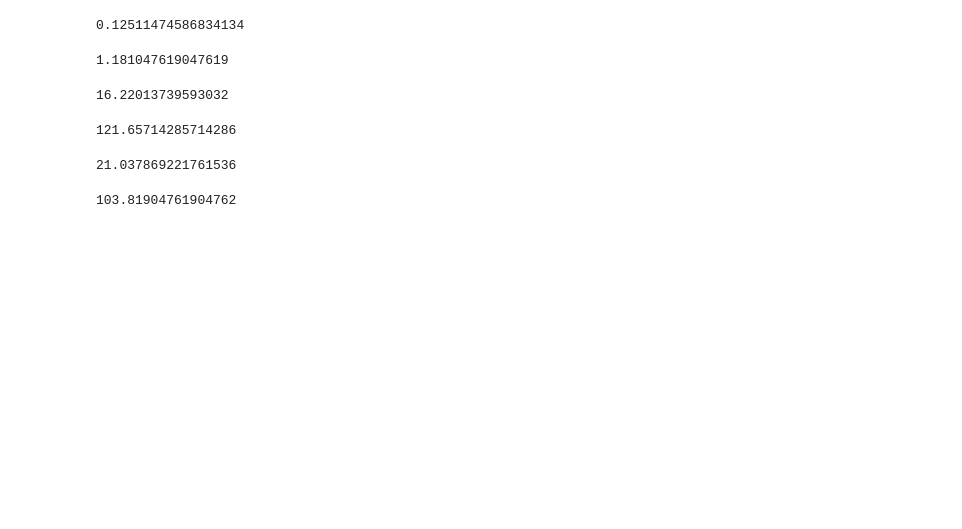
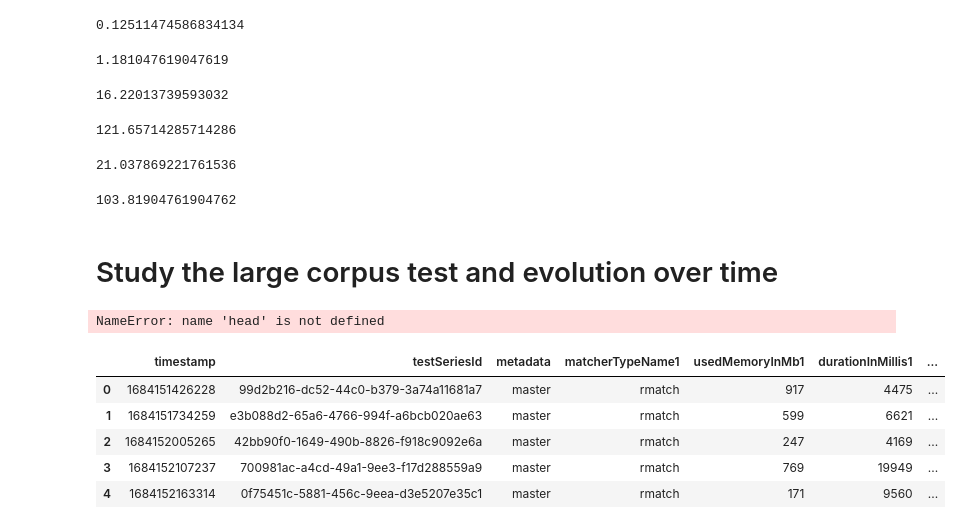
Before and after one commit to la3lma/rmatch, a Jupyter notebook: benchmarks.ipynb, the cells around one changed output. Drawn from its saved outputs; the diff is of its cells as text; code cells hidden in the pictures; blank space fills up the shorter version.

```diff
--- a/benchmarks.ipynb
+++ b/benchmarks.ipynb
@@ -75,3 +75,5 @@ df[" regexMillis"].std()
 df[" regexMillis"].mean()
 # %% [output]
 103.81904761904762
+# %% [markdown]
+# Study the large corpus test and evolution over time
@@ -77,0 +82,13 @@ df[" regexMillis"].mean()
+# %%
+head(largeCorpusDf)
+# %% [output]
+NameError: name 'head' is not defined
+# %%
+largeCorpusDf.head()
+# %% [output]
+|  | timestamp | testSeriesId | metadata | matcherTypeName1 | usedMemoryInMb1 | durationInMillis1 | ... |
+| 0 | 1684151426228 | 99d2b216-dc52-44c0-b379-3a74a11681a7 | master | rmatch | 917 | 4475 | ... |
+| 1 | 1684151734259 | e3b088d2-65a6-4766-994f-a6bcb020ae63 | master | rmatch | 599 | 6621 | ... |
+| 2 | 1684152005265 | 42bb90f0-1649-490b-8826-f918c9092e6a | master | rmatch | 247 | 4169 | ... |
+| 3 | 1684152107237 | 700981ac-a4cd-49a1-9ee3-f17d288559a9 | master | rmatch | 769 | 19949 | ... |
+| 4 | 1684152163314 | 0f75451c-5881-456c-9eea-d3e5207e35c1 | master | rmatch | 171 | 9560 | ... |
```
Also changed, not shown: parts of 6 cells of this notebook, 2 other files.
